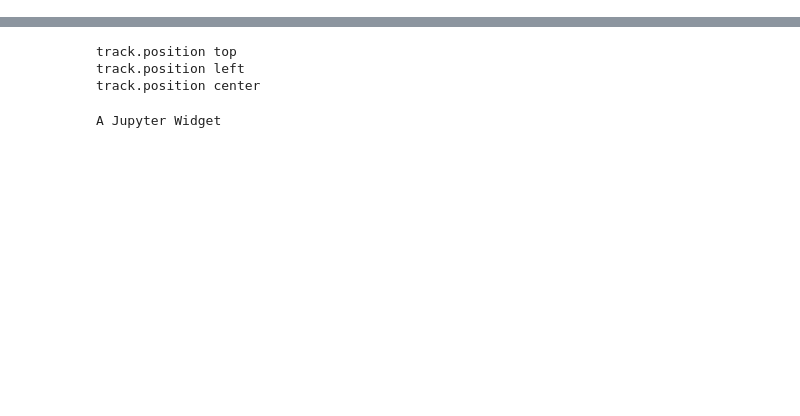
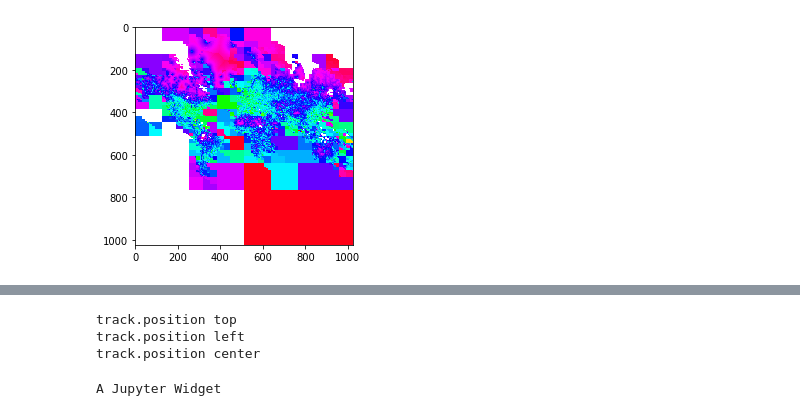
Before and after one commit to pkerpedjiev/z-index-range-selections, a Jupyter notebook: notebooks/Interpolated tiles.ipynb, the cells around one changed output, grey strips where cells are left out. Cells and saved outputs as stored; diff of their text form; code cells hidden in the pictures; blank space fills up the shorter version.

```diff
--- a/notebooks/Interpolated tiles.ipynb
+++ b/notebooks/Interpolated tiles.ipynb
@@ -5,0 +102,35 @@
+# %%
+%%time
+
+def nn_interpolate(sorted_interleaved, region_bounds,
+                  global_bounds, width, zoom=32):
+    tile_width = (global_bounds[2] - global_bounds[0]) / 2 ** zoom
+
+    xmin = region_bounds[0]
+    xmax = region_bounds[2]
+    ymin = region_bounds[1]
+    ymax = region_bounds[3]
+
+    X, Y = np.mgrid[xmin:xmax:complex(0,width), ymin:ymax:complex(0,width)]
+
+    positions = np.vstack([X.ravel(), Y.ravel()]).T
+    int_points = ((positions - global_bounds[0]) // tile_width).astype(np.uint64)
+
+    to_return = []
+    for pos in positions:
+        nn = zz.nearest_neighbor(pos, sorted_interleaved, global_bounds, zoom)
+        # print("nn", nn)
+        to_return += [nn[0]]
+
+    #x = zz.neire(int_points[:,0][:], int_points[:,1][:])
+
+    # print(positions[:10])
+
+    # indeces = np.searchsorted(sorted_interleaved, x)
+    # points = ordered_points[indeces[indeces < len(ordered_points)]]
+    # fpositions = positions[indeces < len(ordered_points)]
+
+    return to_return
+bounds = [-180, -180, 179.9, 179.9]
+
+nn_interpolate(sorted_interleaved, bounds, bounds, 10, zoom=32)
@@ -5,0 +189,8 @@
+# %%
+%%time
+
+mat = tile_data(0,0,0, tile_pixels=256 * 2 ** 2)
+plt.imshow(np.log(mat), cmap='hsv')
+plt.show()
+# %% [output]
+[figure, added]
```
Also changed, not shown: parts of 28 cells of this notebook, 2 other files.
